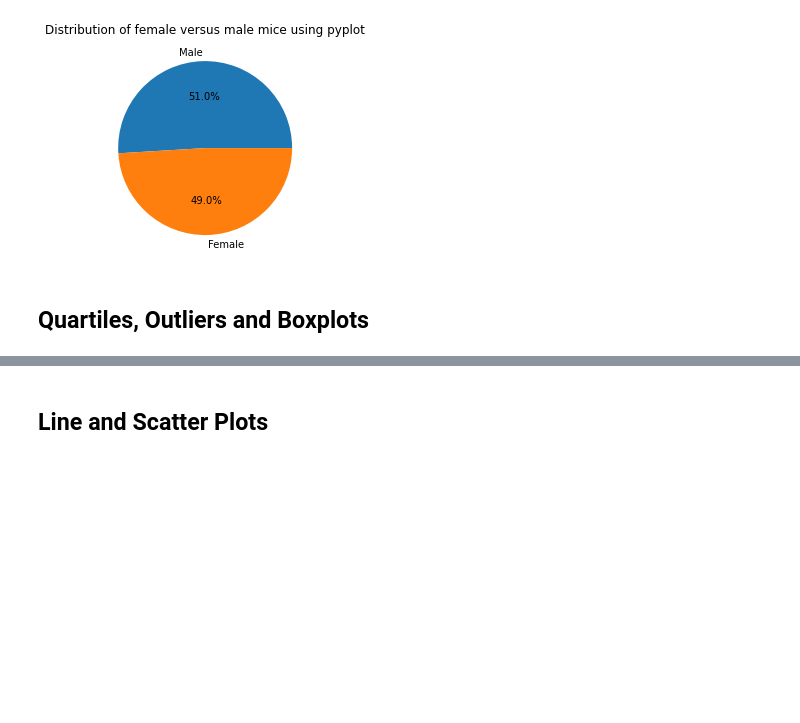
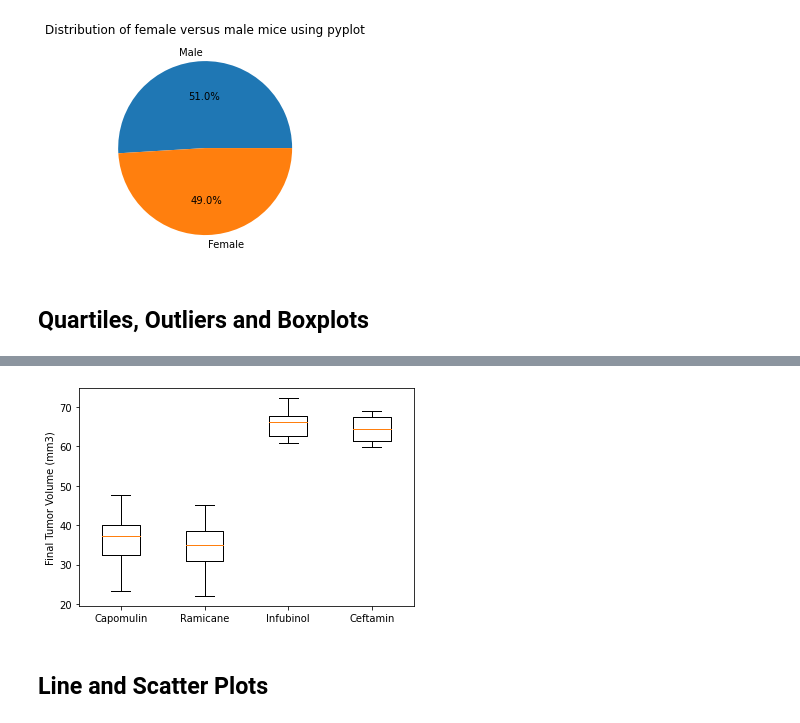
Before and after one commit to eucortes04/matplotlib-challenge, a Jupyter notebook: Pymaceuticals/pymaceuticals_starter.ipynb, the cells around one changed output, grey strips where cells are left out. Drawn from its saved outputs; the diff is of its cells as text; code cells hidden in the pictures; blank space fills up the shorter version.

```diff
--- a/Pymaceuticals/pymaceuticals_starter.ipynb
+++ b/Pymaceuticals/pymaceuticals_starter.ipynb
@@ -181,0 +172,41 @@ plt.show()
+# %%
+# Calculate the final tumor volume of each mouse across four of the treatment regimens:
+# Capomulin, Ramicane, Infubinol, and Ceftamin
+
+# Put treatments into a list for for loop (and later for plot labels)
+drugs = [ "Capomulin", "Ramicane", "Infubinol" ,"Ceftamin"]
+
+# Create empty list to fill with tumor vol data (for plotting)
+allTumorVolumes =[]
+
+# Calculate the IQR and quantitatively determine if there are any potential outliers.
+#perform for each of the drug regimens
+for drug in drugs:
+    #DF with the mice within each drug regimen
+    drugDF = mouseDF.loc[mouseDF['Drug Regimen']==drug]
+    #grab the tumor volume at the largest measured timepoint accross the data (45)
+    tumorVolumes = drugDF.loc[drugDF['Timepoint']==45,'Tumor Volume (mm3)']
+    #add to list for boxplots
+    allTumorVolumes.append(tumorVolumes)
+
+    # Determine outliers for drug using upper and lower bounds
+    quartiles = tumorVolumes.quantile([.25,.5,.75])
+    lowerq = quartiles[0.25]
+    upperq = quartiles[0.75]
+    iqr = upperq - lowerq
+    lower_bound = lowerq - (1.5*iqr)
+    upper_bound = upperq + (1.5*iqr)
+
+    #empty list for outliers
+    outliers=[]
+    #loop through volumes for outliers
+    for volume in tumorVolumes:
+        if volume <lower_bound:
+            outliers.append(volume)
+        elif volume > upper_bound:
+            outliers.append(volume)
+    #Print out drug outlier information
+    print(f'''_____________________________________________________
+
+    {drug} has a lower bound of {round(lower_bound,3)} and an upper bound of {round(upper_bound,3)} with an IQR of {round(iqr,3)}
+    {"There seem to be no potential outliers." if len(outliers)==0 else f"Potentiall outliers are{outliers}"}''')
@@ -182,4 +230,9 @@ plt.show()
 # %%
 # Generate a box plot of the final tumor volume of each mouse across four regimens of interest
+plt.boxplot(allTumorVolumes,labels=drugs)
+plt.ylabel('Final Tumor Volume (mm3)')
+plt.show()
+# %% [output]
+[figure, added]
 # %% [markdown]
 ## Line and Scatter Plots
```
Also changed, not shown: parts of 14 cells of this notebook, 1 other file.
